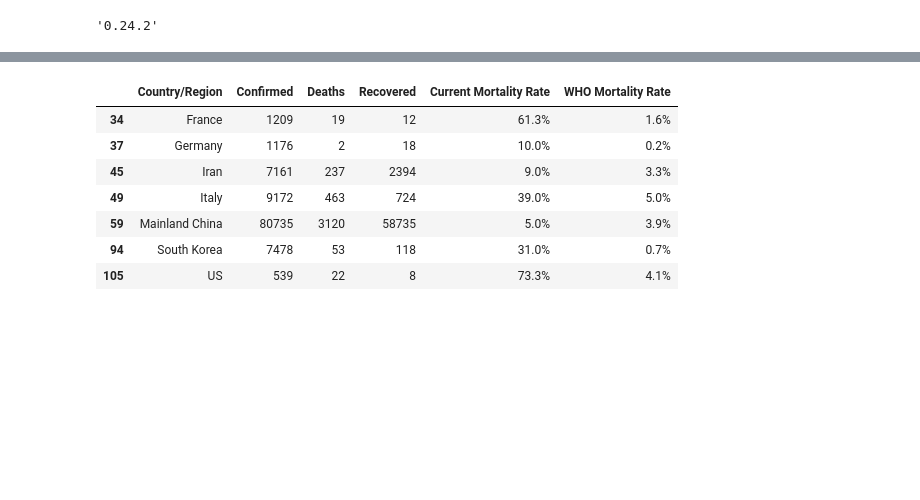
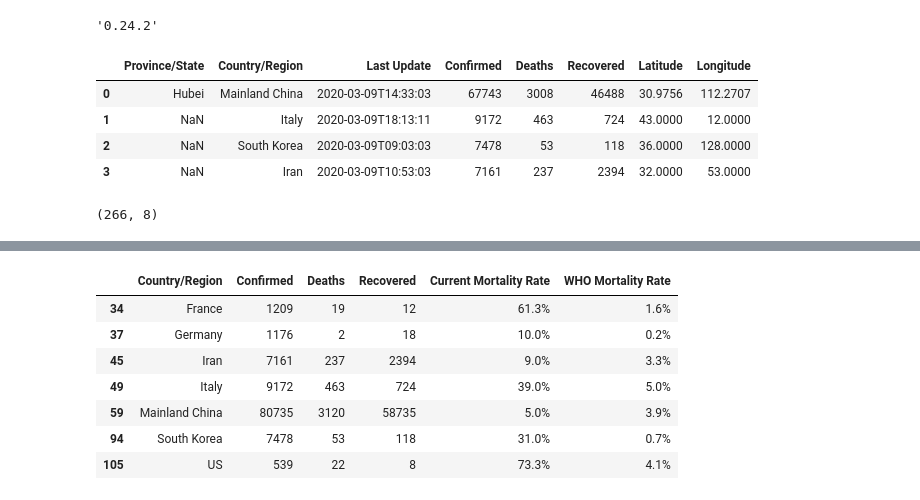
Before and after one commit to che220/covid-19, a Jupyter notebook: confirmed_cases_daily.ipynb, the cells around one changed output, grey strips where cells are left out. Saved outputs shown, nothing was run; the diff lists cells and outputs as text; code cells hidden in the pictures; blank space fills up the shorter version.

```diff
--- a/confirmed_cases_daily.ipynb
+++ b/confirmed_cases_daily.ipynb
@@ -35,3 +35,18 @@ ssl._create_default_https_context = ssl._create_unverified_context
 pd.__version__
 # %% [output]
 '0.24.2'
+# %%
+# on Github, open CSV file and click on 'Raw'. Copy URL
+
+filename = '03-09-2020.csv'
+data_url = 'https://raw.githubusercontent.com/CSSEGISandData/COVID-19/master/csse_covid_19_data/csse_covid_19_daily_reports/'+filename
+orig_ts_df = pd.read_csv(data_url)
+display(orig_ts_df.head(4))
+print(orig_ts_df.shape)
+# %% [output]
+|  | Province/State | Country/Region | Last Update | Confirmed | Deaths | Recovered | Latitude | Longitude |
+| 0 | Hubei | Mainland China | 2020-03-09T14:33:03 | 67743 | 3008 | 46488 | 30.9756 | 112.2707 |
+| 1 | NaN | Italy | 2020-03-09T18:13:11 | 9172 | 463 | 724 | 43.0000 | 12.0000 |
+| 2 | NaN | South Korea | 2020-03-09T09:03:03 | 7478 | 53 | 118 | 36.0000 | 128.0000 |
+| 3 | NaN | Iran | 2020-03-09T10:53:03 | 7161 | 237 | 2394 | 32.0000 | 53.0000 |
+(266, 8)
```
Also changed, not shown: parts of 3 cells of this notebook, 1 other file.
